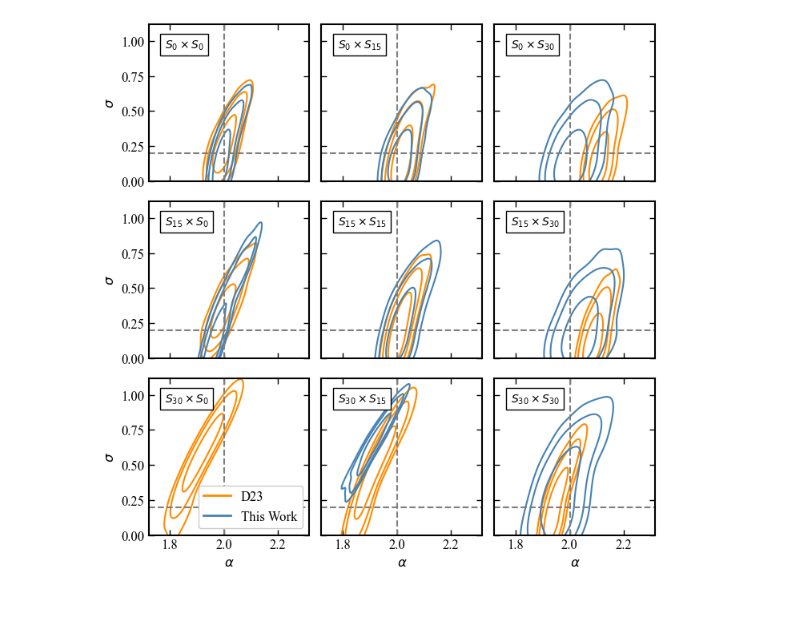
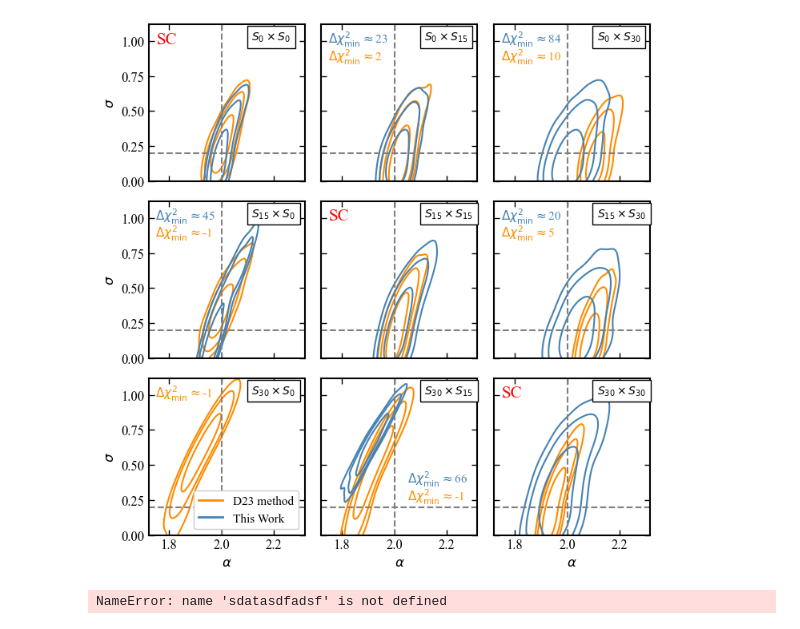
Before and after one commit to jsmonzon/SatGen, a Jupyter notebook: notebooks/paper/three_by_three.ipynb, the cells around one changed output. Drawn from its saved outputs; the diff is of its cells as text; code cells hidden in the pictures.

```diff
--- a/notebooks/paper/three_by_three.ipynb
+++ b/notebooks/paper/three_by_three.ipynb
@@ -54,3 +62,23 @@ s_2_2_nadler = jsm_mcmc.Chain("../../mcmc/inference_tests/nadler_stats/s30_data/
+# %%
+labels = [
+    "$S_{0} \\times S_{0}$",
+    "$S_{0} \\times S_{15}$",
+    "$S_{0} \\times S_{30}$",
+    "$S_{15} \\times S_{0}$",
+    "$S_{15} \\times S_{15}$",
+    "$S_{15} \\times S_{30}$",
+    "$S_{30} \\times S_{0}$",
+    "$S_{30} \\times S_{15}$",
+    "$S_{30} \\times S_{30}$"
+]
+
+delta_chis_strs = []
+for i in delta_chis:
+    delta_chis_strs.append("$\\Delta \\chi^2_{\mathrm{min}}\\approx$"+f"{i:.0f}")
+
+delta_chis_strs_nadler = []
+for i in delta_chis_nadler:
+    delta_chis_strs_nadler.append("$\\Delta \\chi^2_{\mathrm{min}}\\approx$"+f"{i:.0f}")
 # %%
 # Generate some random 2D data for demonstration
 # Create a 3x3 grid of subplots
@@ -84,48 +112,68 @@ sns.kdeplot(x=s_1_2.clean[:, 0], y=s_1_2.clean[:, 1], ax=axes[1,2], shade=False,
 sns.kdeplot(x=s_2_0_nadler.clean[:, 0], y=s_2_0_nadler.clean[:, 1], ax=axes[2,0], shade=False, shade_lowest=False, levels=[1-0.99, 1-0.95, 1-0.68], bw_adjust=2.5, color="darkorange")
 
 #s2_1
 sns.kdeplot(x=s_2_1_nadler.clean[:, 0], y=s_2_1_nadler.clean[:, 1], ax=axes[2,1], shade=False, shade_lowest=False, levels=[1-0.99, 1-0.95, 1-0.68], bw_adjust=2, color="darkorange")
 sns.kdeplot(x=s_2_1.clean[:, 0], y=s_2_1.clean[:, 1], ax=axes[2,1], shade=False, shade_lowest=False, levels=[1-0.99, 1-0.95, 1-0.68], bw_adjust=3, color="steelblue")
 
 #s2_2
 sns.kdeplot(x=s_2_2_nadler.clean[:, 0], y=s_2_2_nadler.clean[:, 1], ax=axes[2,2], shade=False, shade_lowest=False, levels=[1-0.99, 1-0.95, 1-0.68], bw_adjust=2, color="darkorange")
 sns.kdeplot(x=s_2_2.clean[:, 0], y=s_2_2.clean[:, 1], ax=axes[2,2], shade=False, shade_lowest=False, levels=[1-0.99, 1-0.95, 1-0.68], bw_adjust=2, color="steelblue")
 
-labels = [
-    "$S_{0} \\times S_{0}$",
-    "$S_{0} \\times S_{15}$",
-    "$S_{0} \\times S_{30}$",
-    "$S_{15} \\times S_{0}$",
-    "$S_{15} \\times S_{15}$",
-    "$S_{15} \\times S_{30}$",
-    "$S_{30} \\times S_{0}$",
-    "$S_{30} \\times S_{15}$",
-    "$S_{30} \\times S_{30}$"
-]
+### LABELS
 
 for index, ax in enumerate(axes.flatten()):
     ax.axhline(0.2, ls="--", color="grey")
     ax.axvline(2.0, ls="--", color="grey")
-    ax.text(0.1, 0.85, labels[index], transform=ax.transAxes, bbox=dict(facecolor='white', alpha=1, edgecolor="k"))
+    ax.text(0.66, 0.9, labels[index], transform=ax.transAxes, bbox=dict(facecolor='white', alpha=1, edgecolor="k"))
 
+###DIAGONAL
+axes[0,0].text(0.05, 0.88, "SC", transform=axes[0,0].transAxes, color="red", fontsize=15)
+axes[1,1].text(0.05, 0.88, "SC", transform=axes[1,1].transAxes, color="red", fontsize=15)
+axes[2,2].text(0.05, 0.88, "SC", transform=axes[2,2].transAxes, color="red", fontsize=15)
+
+###FIRST ROW
+axes[0,1].text(0.045, 0.88, delta_chis_strs[1], transform=axes[0,1].transAxes, color="steelblue", fontsize=11)
+axes[0,1].text(0.045, 0.77, delta_chis_strs_nadler[1], transform=axes[0,1].transAxes, color="darkorange", fontsize=11)
+
+axes[0,2].text(0.045, 0.88, delta_chis_strs[2], transform=axes[0,2].transAxes, color="steelblue", fontsize=11)
+axes[0,2].text(0.045, 0.77, delta_chis_strs_nadler[2], transform=axes[0,2].transAxes, color="darkorange", fontsize=11)
+
+###SECOND ROW
+axes[1,0].text(0.045, 0.88, delta_chis_strs[3], transform=axes[1,0].transAxes, color="steelblue", fontsize=11)
+axes[1,0].text(0.045, 0.77, delta_chis_strs_nadler[3], transform=axes[1,0].transAxes, color="darkorange", fontsize=11)
+
+axes[1,2].text(0.045, 0.88, delta_chis_strs[5], transform=axes[1,2].transAxes, color="steelblue", fontsize=11)
+axes[1,2].text(0.045, 0.77, delta_chis_strs_nadler[5], transform=axes[1,2].transAxes, color="darkorange", fontsize=11)
+
+###THIRD ROW
+axes[2,0].text(0.045, 0.88, delta_chis_strs_nadler[6], transform=axes[2,0].transAxes, color="darkorange", fontsize=11)
+
+axes[2,1].text(0.55, 0.33, delta_chis_strs[7], transform=axes[2,1].transAxes, color="steelblue", fontsize=11)
+axes[2,1].text(0.55, 0.22, delta_chis_strs_nadler[7], transform=axes[2,1].transAxes, color="darkorange", fontsize=11)
+
+### LEGEND
 myHandle = [Line2D([], [], color='darkorange', lw = 2), Line2D([], [], color='steelblue', lw = 2)]
-axes[2,0].legend(handles = myHandle, labels=['D23', 'This Work'], loc=4, framealpha=1)
+axes[2,0].legend(handles = myHandle, labels=['D23 method', 'This Work'], loc=4, framealpha=1, fontsize=11)
 
 axes[0,0].set_ylim(0, 1.12)
 axes[0,0].set_ylabel("$\sigma$")
 axes[1,0].set_ylabel("$\sigma$")
 axes[2,0].set_ylabel("$\sigma$")
 
 axes[2,0].set_xlabel("$\\alpha$")
 axes[2,1].set_xlabel("$\\alpha$")
 axes[2,2].set_xlabel("$\\alpha$")
 
 # Adjust layout
 plt.tight_layout()
-plt.savefig("../../../paper_1/figures/feature_recovery/matrix.pdf", bbox_inches="tight")
+plt.savefig("../../../paper_1/figures/feature_recovery/matrix_update.pdf", bbox_inches="tight")
 plt.show()
 # %% [output]
-[figure, old version]
+[figure, new version]
+# %%
+sdatasdfadsf
+# %% [output]
+NameError: name 'sdatasdfadsf' is not defined
 # %%
 from astropy.table import QTable
 
```
Also changed, not shown: parts of 2 cells of this notebook, 9 other files.
